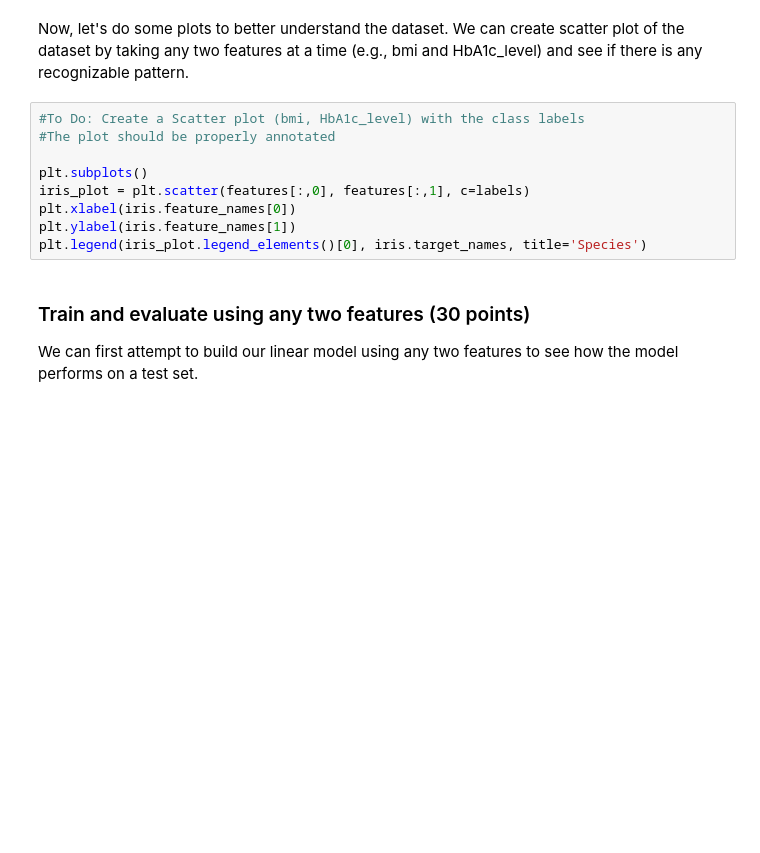
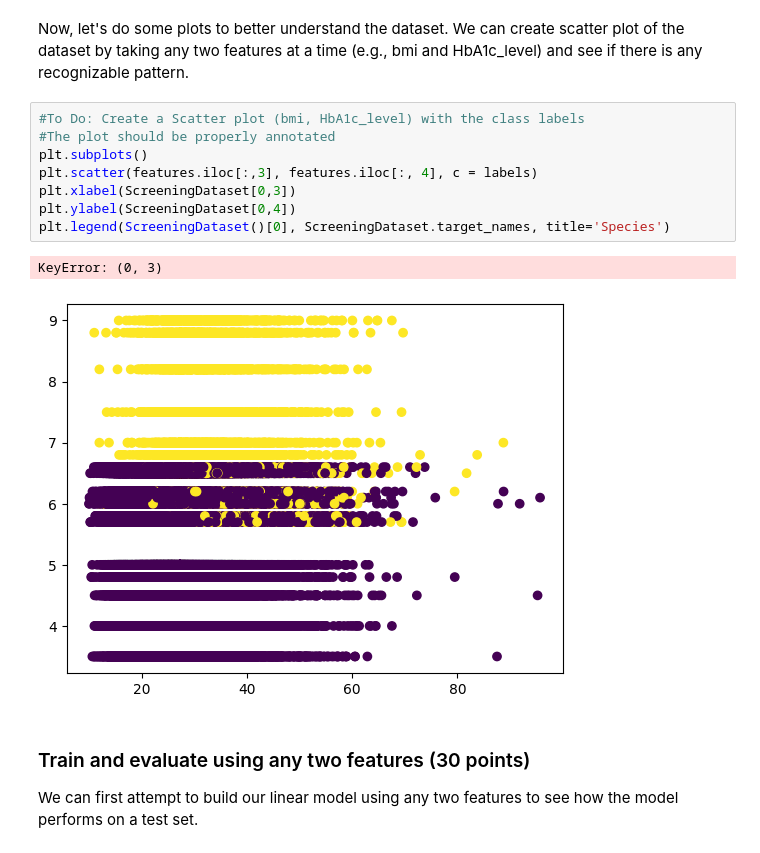
Before and after one commit to PixelatedLatte/MachineLearningProjects, a Jupyter notebook: DiabetesScreeningLCMBlankenship.ipynb, the cells around one changed output. Drawn from its saved outputs; the diff is of its cells as text; blank space fills up the shorter version.

```diff
--- a/DiabetesScreeningLCMBlankenship.ipynb
+++ b/DiabetesScreeningLCMBlankenship.ipynb
@@ -141,12 +141,14 @@ Now, let's do some plots to better understand the dataset. We can create scatter
 # %%
 #To Do: Create a Scatter plot (bmi, HbA1c_level) with the class labels
 #The plot should be properly annotated
-
 plt.subplots()
-iris_plot = plt.scatter(features[:,0], features[:,1], c=labels)
-plt.xlabel(iris.feature_names[0])
-plt.ylabel(iris.feature_names[1])
-plt.legend(iris_plot.legend_elements()[0], iris.target_names, title='Species')
+plt.scatter(features.iloc[:,3], features.iloc[:, 4], c = labels)
+plt.xlabel(ScreeningDataset[0,3])
+plt.ylabel(ScreeningDataset[0,4])
+plt.legend(ScreeningDataset()[0], ScreeningDataset.target_names, title='Species')
+# %% [output]
+KeyError: (0, 3)
+[figure, added]
 # %% [markdown]
 ### Train and evaluate using any two features (30 points)
 
```
